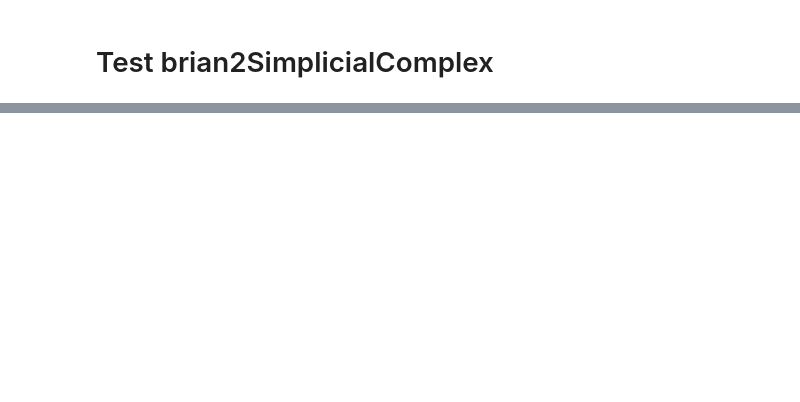
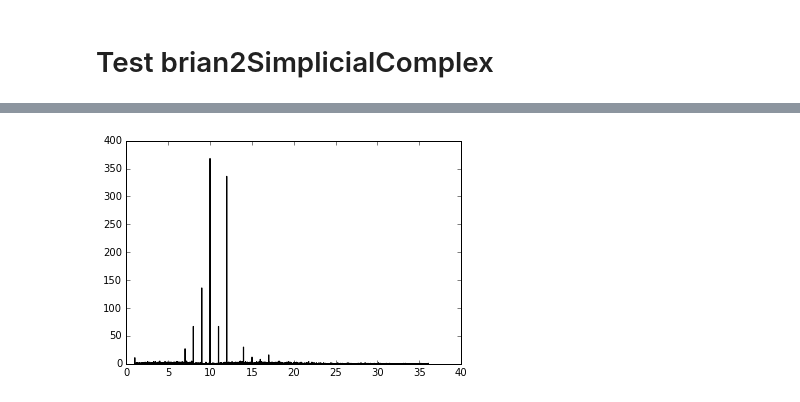
Before and after one commit to theilmbh/Resonnant, a Jupyter notebook: testResonnant.ipynb, the cells around one changed output, grey strips where cells are left out. Saved outputs shown, nothing was run; the diff lists cells and outputs as text; code cells hidden in the pictures; blank space fills up the shorter version.

```diff
--- a/testResonnant.ipynb
+++ b/testResonnant.ipynb
@@ -83,0 +107,4 @@ KeyboardInterrupt:
+# %%
+_ =hist(np.real(spec2[s]), 1000, histtype='stepfilled', facecolor='k')
+# %% [output]
+[figure, added]
```
Also changed, not shown: parts of 11 cells of this notebook, 1 other file.
